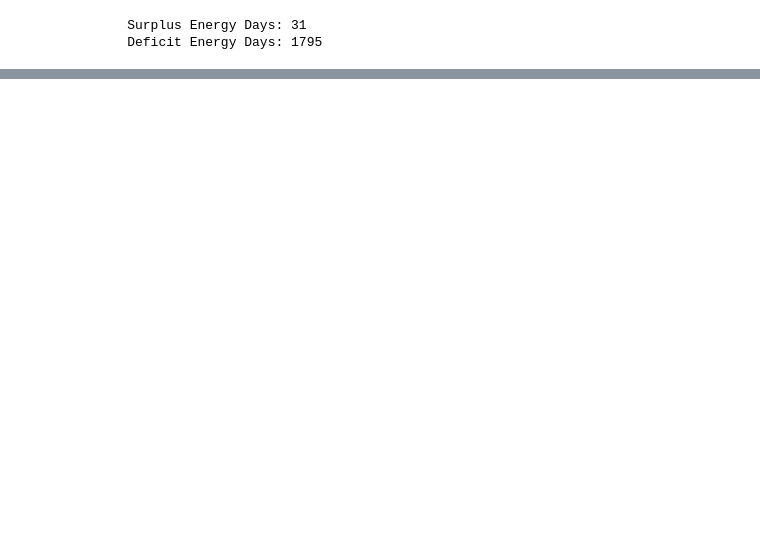
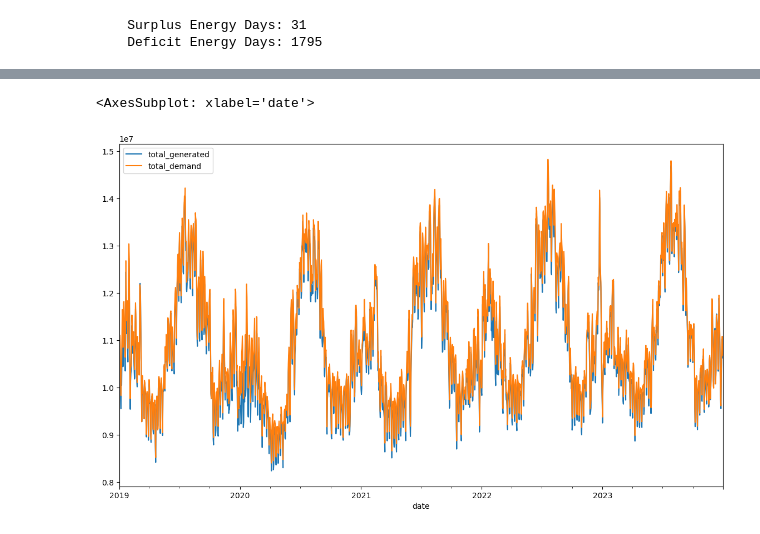
Before and after one commit to sbenston/energy_forecasting, a Jupyter notebook: energy_data_exploration.ipynb, the cells around one changed output, grey strips where cells are left out. Cells and saved outputs as stored; diff of their text form; code cells hidden in the pictures; blank space fills up the shorter version.

```diff
--- a/energy_data_exploration.ipynb
+++ b/energy_data_exploration.ipynb
@@ -117,0 +135,6 @@ print(f'''
+# %%
+# Plot two time-series on same axis
+energy_df[['total_generated', 'total_demand']].plot(figsize=(14, 8))
+# %% [output]
+<AxesSubplot: xlabel='date'>
+[figure, added]
```
Also changed, not shown: parts of 4 cells of this notebook.
